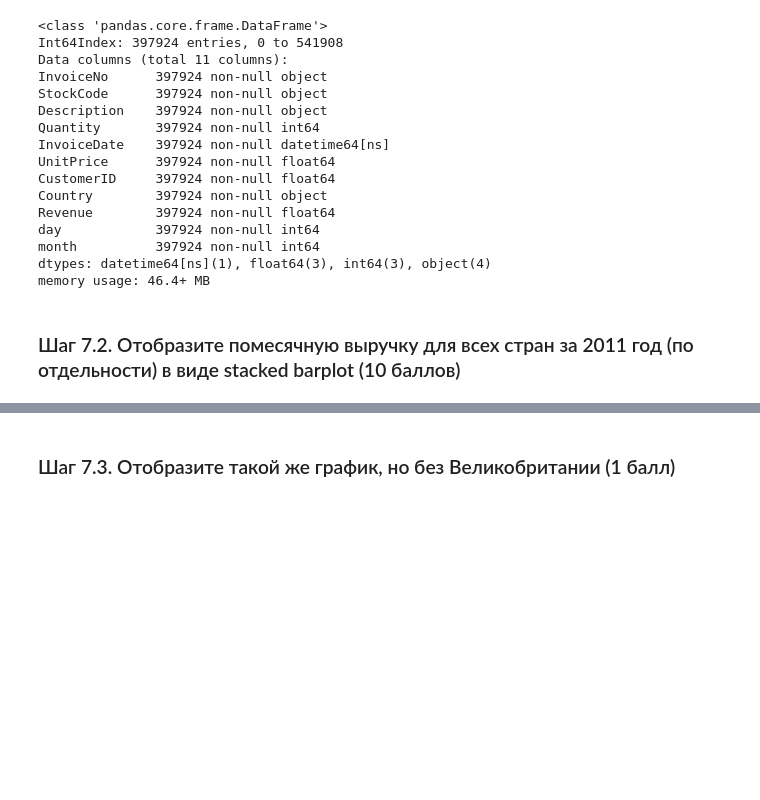
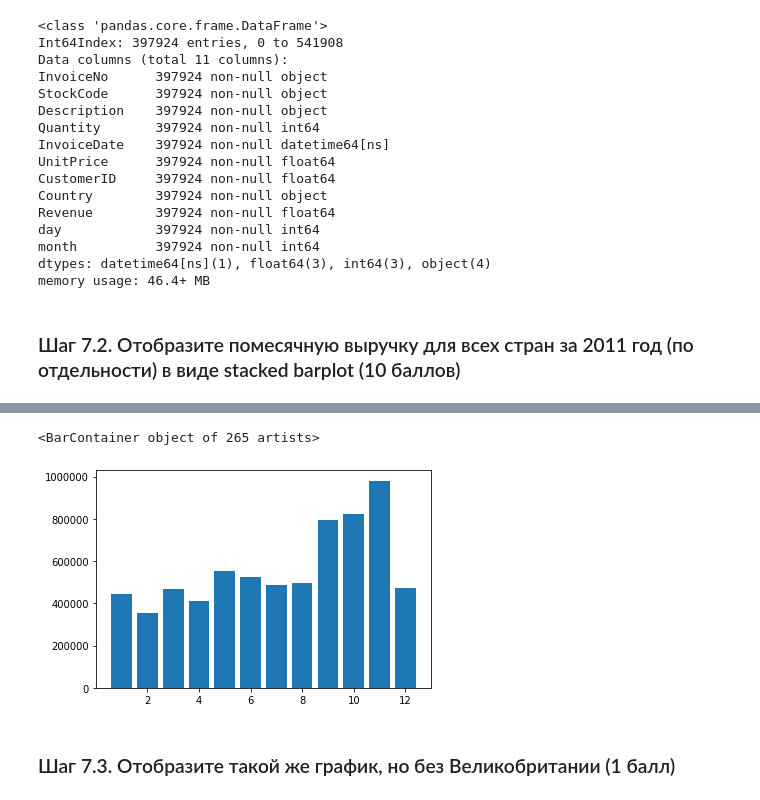
Before and after one commit to theysee/sberbank_reboot, a Jupyter notebook: Промежуточное_тестирование_Творческое_задание_Сергей_Артеев.ipynb, the cells around one changed output, grey strips where cells are left out. Cells and saved outputs as stored; diff of their text form; code cells hidden in the pictures; blank space fills up the shorter version.

```diff
--- a/Промежуточное_тестирование_Творческое_задание_Сергей_Артеев.ipynb
+++ b/Промежуточное_тестирование_Творческое_задание_Сергей_Артеев.ipynb
@@ -366,3 +352,8 @@ KeyboardInterrupt: ignored
+# %%
+plt.bar(data_sales_2011.month, data_sales_2011.Revenue)
+# %% [output]
+<BarContainer object of 265 artists>
+[figure, added]
 # %% [markdown]
 ### Шаг 7.3. Отобразите такой же график, но без Великобритании (1 балл)
 # %%
```
Also changed, not shown: parts of 3 cells of this notebook.
